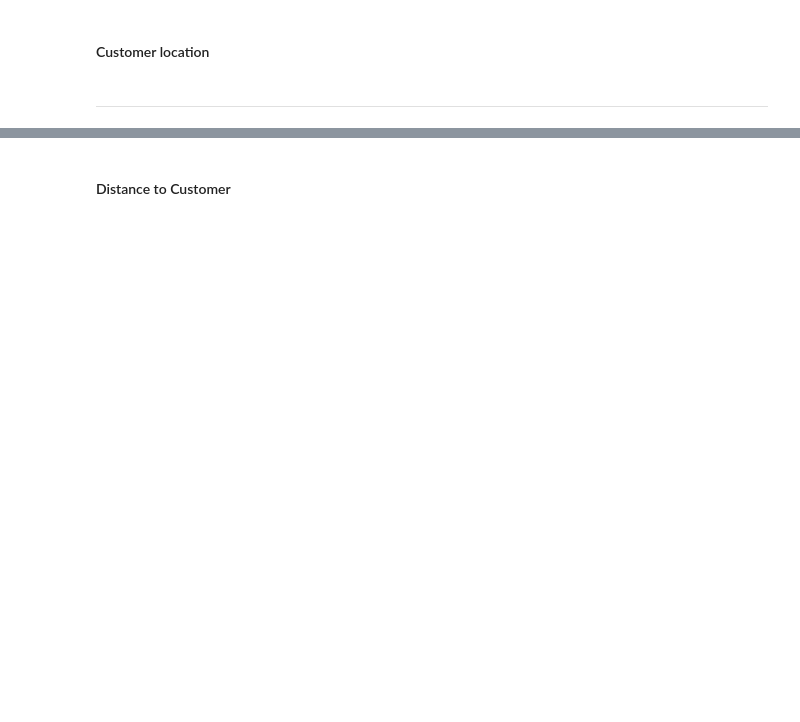
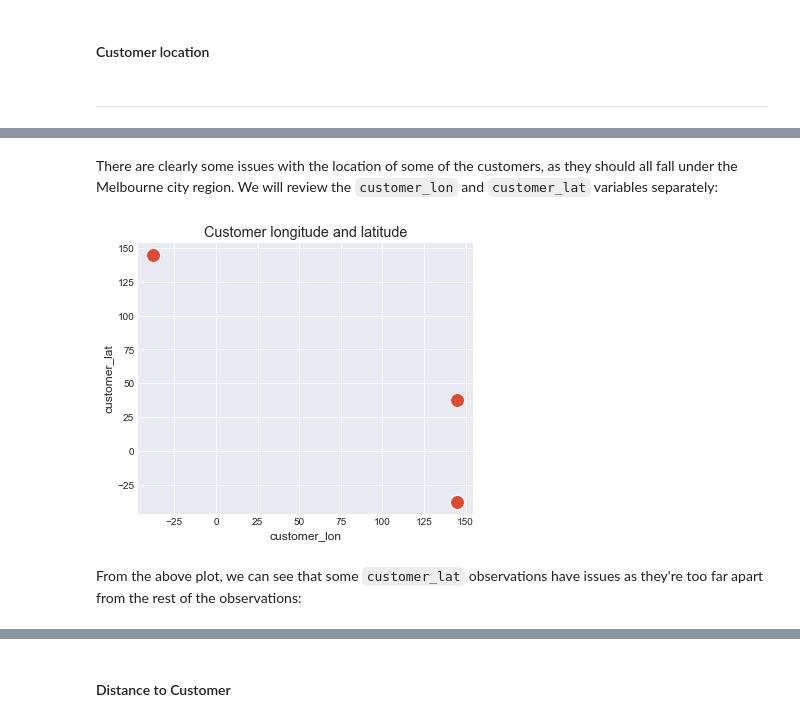
Before and after one commit to pampagrimaldi/FIT5196-A2, a Jupyter notebook: A2_32980523.ipynb, the cells around one changed output, grey strips where cells are left out. Cells and saved outputs as stored; diff of their text form; code cells hidden in the pictures; blank space fills up the shorter version.

```diff
--- a/A2_32980523.ipynb
+++ b/A2_32980523.ipynb
@@ -752,3 +770,19 @@ display(d_orders_df_unpacked.loc[d_orders_df_unpacked.order_id.isin(incorrect_id
+# %%
+#reconvert tuple to string
+d_orders_df_unpacked['order_items'] = d_orders_df_unpacked.order_items.astype(str)
+#group them by order id
+d_orders_df_unpacked = (d_orders_df_unpacked.groupby('order_id',as_index=False)
+                        .agg({'order_items': lambda x: x.tolist()}))
+#create a copy of dirty_data
+dirty_data_c = dirty_data.copy()
+#and merge items on order_id
+dirty_data_c = pd.merge(dirty_data_c,d_orders_df_unpacked,how="left",on=["order_id"])
+# %%
+#mantain order items from the fixed dataframe
+#also, change the format to string and fix formatting of order_items
+dirty_data.loc[:,'order_items'] = (dirty_data_c.loc[:,'order_items_y']
+                                   .astype(str))
+dirty_data.loc[:,'order_items'] = dirty_data.order_items.str.replace(r'"', '')
 # %% [markdown]
 #### Customer location
 # %%
@@ -785,0 +801,15 @@ fig.show()
+# %% [markdown]
+There are clearly some issues with the location of some of the customers, as they should all fall under the Melbourne city region. We will review the `customer_lon` and `customer_lat` variables separately:
+# %%
+#review customer latitude
+dimens = (6, 5)
+fig, ax = plt.subplots(figsize=dimens)
+sns.scatterplot(data = dirty_data, x = 'customer_lon', y = 'customer_lat',s=200,
+                x_jitter=100, y_jitter=100, ax=ax)
+plt.title("Customer longitude and latitude")
+plt.show()
+# %% [output]
+[figure, added]
+# %% [markdown]
+From the above plot, we can see that some `customer_lat` observations have issues as they're too
+far apart from the rest of the observations:
```
Also changed, not shown: parts of 48 cells of this notebook.
